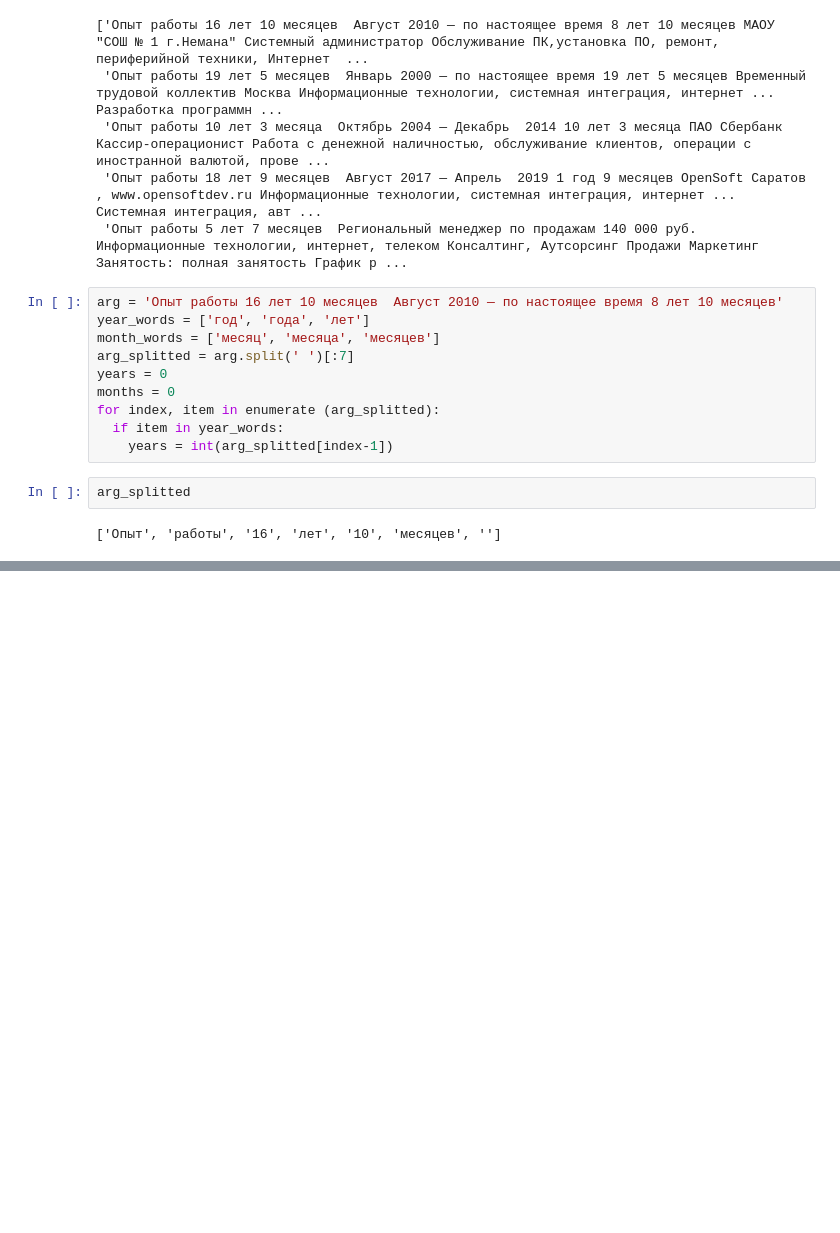
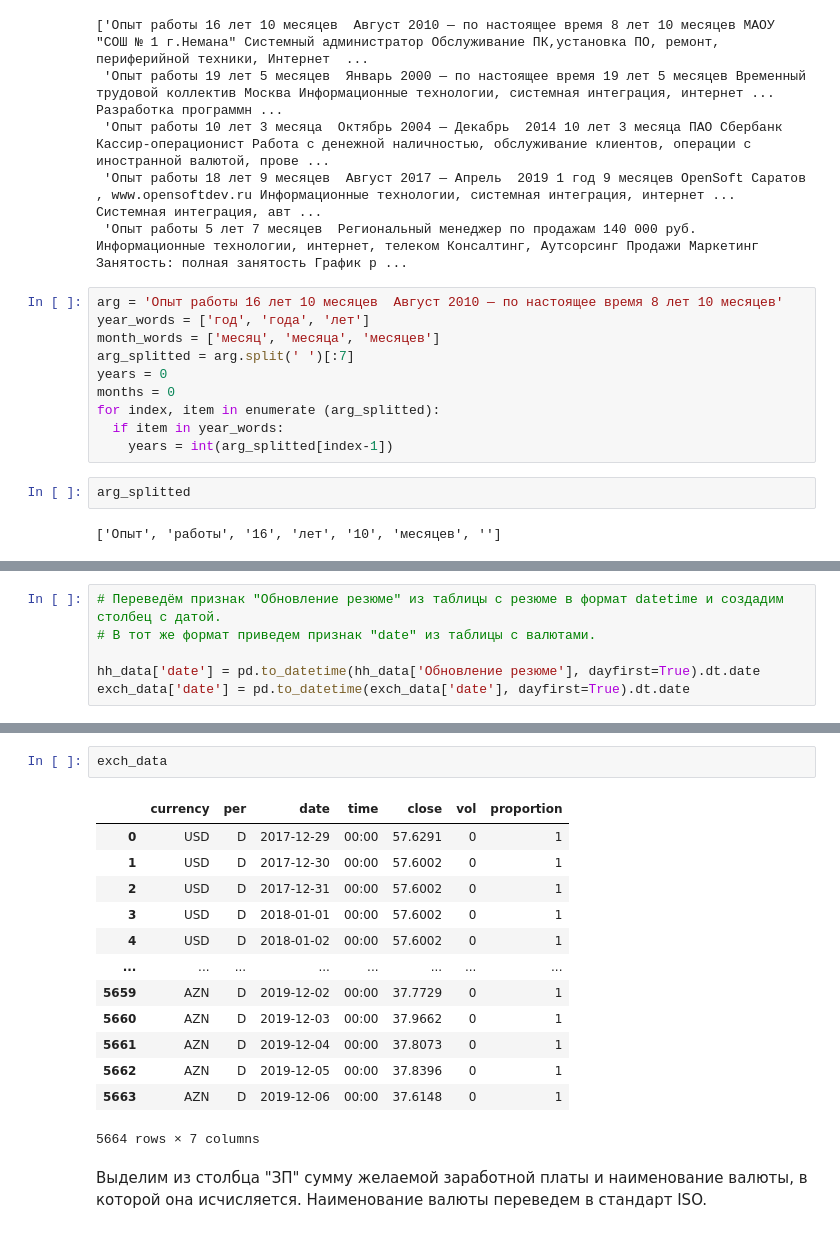
Before and after one commit to Fadilsa9/Machine-learning, a Jupyter notebook: Project_1_(10_11)_Обработка_и_анализ_данных_резюме_соискателей.ipynb, the cells around one changed output, grey strips where cells are left out. Saved outputs shown, nothing was run; the diff lists cells and outputs as text; blank space fills up the shorter version.

```diff
--- a/Project_1_(10_11)_Обработка_и_анализ_данных_резюме_соискателей.ipynb
+++ b/Project_1_(10_11)_Обработка_и_анализ_данных_резюме_соискателей.ipynb
@@ -457,0 +776,6 @@ arg_splitted
+# %%
+# Переведём признак "Обновление резюме" из таблицы с резюме в формат datetime и создадим столбец с датой.
+# В тот же формат приведем признак "date" из таблицы с валютами.
+
+hh_data['date'] = pd.to_datetime(hh_data['Обновление резюме'], dayfirst=True).dt.date
+exch_data['date'] = pd.to_datetime(exch_data['date'], dayfirst=True).dt.date
@@ -457,0 +798,18 @@ arg_splitted
+# %%
+exch_data
+# %% [output]
+|  | currency | per | date | time | close | vol | proportion |
+| 0 | USD | D | 2017-12-29 | 00:00 | 57.6291 | 0 | 1 |
+| 1 | USD | D | 2017-12-30 | 00:00 | 57.6002 | 0 | 1 |
+| 2 | USD | D | 2017-12-31 | 00:00 | 57.6002 | 0 | 1 |
+| 3 | USD | D | 2018-01-01 | 00:00 | 57.6002 | 0 | 1 |
+| 4 | USD | D | 2018-01-02 | 00:00 | 57.6002 | 0 | 1 |
+| ... | ... | ... | ... | ... | ... | ... | ... |
+| 5659 | AZN | D | 2019-12-02 | 00:00 | 37.7729 | 0 | 1 |
+| 5660 | AZN | D | 2019-12-03 | 00:00 | 37.9662 | 0 | 1 |
+| 5661 | AZN | D | 2019-12-04 | 00:00 | 37.8073 | 0 | 1 |
+| 5662 | AZN | D | 2019-12-05 | 00:00 | 37.8396 | 0 | 1 |
+| 5663 | AZN | D | 2019-12-06 | 00:00 | 37.6148 | 0 | 1 |
+5664 rows × 7 columns
+# %% [markdown]
+Выделим из столбца "ЗП" сумму желаемой заработной платы и наименование валюты, в которой она исчисляется. Наименование валюты переведем в стандарт ISO.
```
Also changed, not shown: parts of 77 cells of this notebook.
